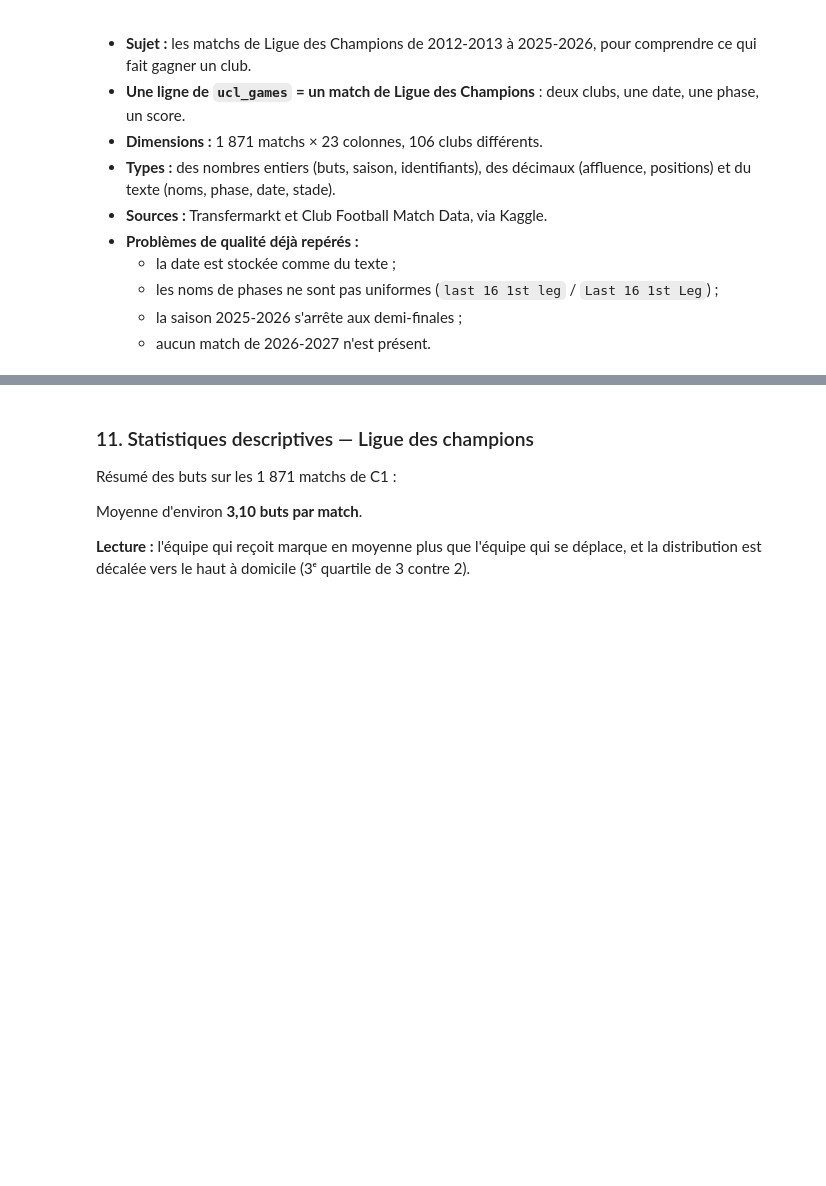
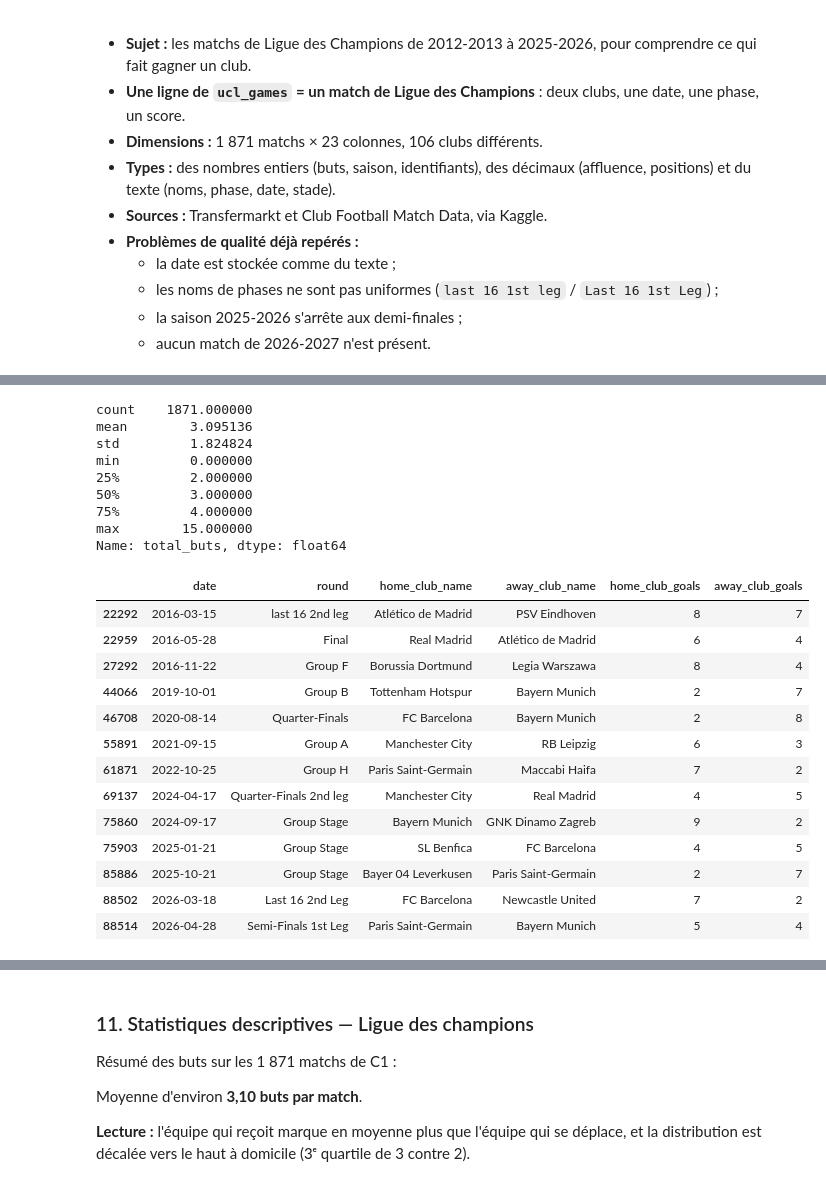
Before and after one commit to moussa197/CHAMPIONS-, a Jupyter notebook: analyse/EDA.ipynb, the cells around one changed output, grey strips where cells are left out. Saved outputs shown, nothing was run; the diff lists cells and outputs as text; code cells hidden in the pictures; blank space fills up the shorter version.

```diff
--- a/analyse/EDA.ipynb
+++ b/analyse/EDA.ipynb
@@ -304,0 +349,10 @@ plt.show()
+# %%
+# Convertir la date (texte) en vraie date
+ucl_games['date'] = pd.to_datetime(ucl_games['date'])
+print(f"Type de la colonne date : {ucl_games['date'].dtype}")
+
+# L'année du match doit être l'année de la saison, ou l'année suivante
+annee = ucl_games['date'].dt.year
+incoherents = (annee != ucl_games['season']) & (annee != ucl_games['season'] + 1)
+print(f"Matchs dont la date ne correspond pas à la saison : {incoherents.sum()}")
+print(f"Premier match : {ucl_games['date'].min().date()} | Dernier match : {ucl_games['date'].max().date()}")
@@ -304,0 +375,32 @@ plt.show()
+# %%
+# Nombre total de buts par match
+ucl_games['total_buts'] = ucl_games['home_club_goals'] + ucl_games['away_club_goals']
+print(ucl_games['total_buts'].describe())
+
+# Les matchs avec 9 buts ou plus
+cols_score = ['date', 'round', 'home_club_name', 'away_club_name', 'home_club_goals', 'away_club_goals']
+ucl_games.loc[ucl_games['total_buts'] >= 9, cols_score]
+# %% [output]
+count    1871.000000
+mean        3.095136
+std         1.824824
+min         0.000000
+25%         2.000000
+50%         3.000000
+75%         4.000000
+max        15.000000
+Name: total_buts, dtype: float64
+|  | date | round | home_club_name | away_club_name | home_club_goals | away_club_goals |
+| 22292 | 2016-03-15 | last 16 2nd leg | Atlético de Madrid | PSV Eindhoven | 8 | 7 |
+| 22959 | 2016-05-28 | Final | Real Madrid | Atlético de Madrid | 6 | 4 |
+| 27292 | 2016-11-22 | Group F | Borussia Dortmund | Legia Warszawa | 8 | 4 |
+| 44066 | 2019-10-01 | Group B | Tottenham Hotspur | Bayern Munich | 2 | 7 |
+| 46708 | 2020-08-14 | Quarter-Finals | FC Barcelona | Bayern Munich | 2 | 8 |
+| 55891 | 2021-09-15 | Group A | Manchester City | RB Leipzig | 6 | 3 |
+| 61871 | 2022-10-25 | Group H | Paris Saint-Germain | Maccabi Haifa | 7 | 2 |
+| 69137 | 2024-04-17 | Quarter-Finals 2nd leg | Manchester City | Real Madrid | 4 | 5 |
+| 75860 | 2024-09-17 | Group Stage | Bayern Munich | GNK Dinamo Zagreb | 9 | 2 |
+| 75903 | 2025-01-21 | Group Stage | SL Benfica | FC Barcelona | 4 | 5 |
+| 85886 | 2025-10-21 | Group Stage | Bayer 04 Leverkusen | Paris Saint-Germain | 2 | 7 |
+| 88502 | 2026-03-18 | Last 16 2nd Leg | FC Barcelona | Newcastle United | 7 | 2 |
+| 88514 | 2026-04-28 | Semi-Finals 1st Leg | Paris Saint-Germain | Bayern Munich | 5 | 4 |
```
Also changed, not shown: parts of 23 cells of this notebook.
